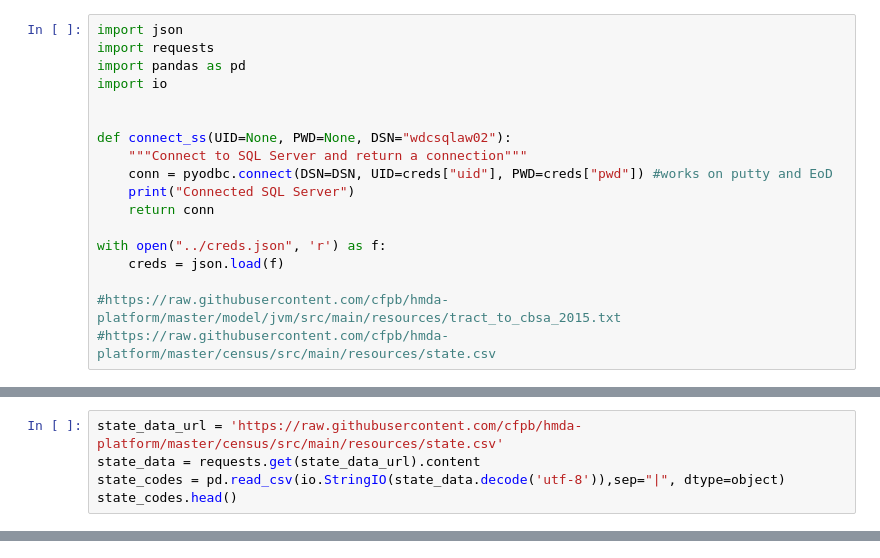
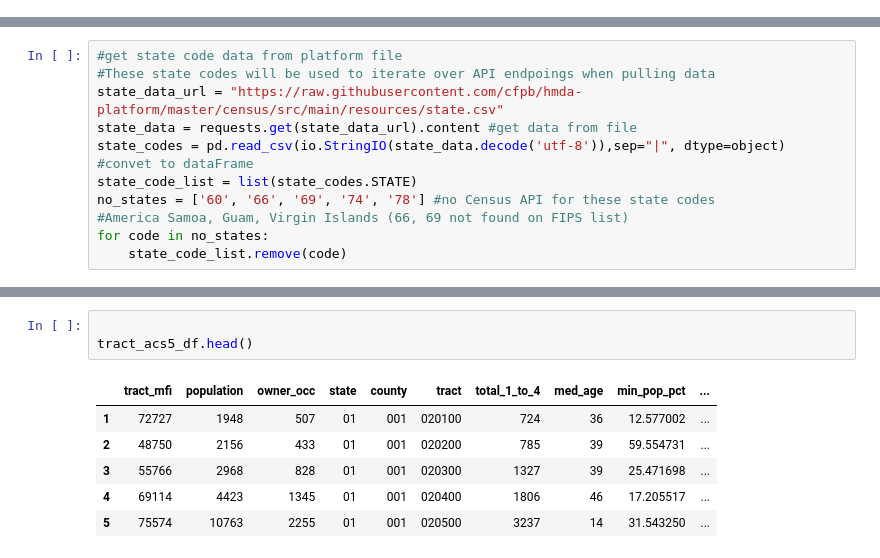
Before and after one commit to Kibrael/census_api, a Jupyter notebook: census_data_compile.ipynb, the cells around one changed output, grey strips where cells are left out. Saved outputs shown, nothing was run; the diff lists cells and outputs as text.

```diff
--- a/census_data_compile.ipynb
+++ b/census_data_compile.ipynb
@@ -1,18 +0,0 @@
-# %%
-import json
-import requests
-import pandas as pd
-import io
-
-
-def connect_ss(UID=None, PWD=None, DSN="wdcsqlaw02"):
-    """Connect to SQL Server and return a connection"""
-    conn = pyodbc.connect(DSN=DSN, UID=creds["uid"], PWD=creds["pwd"]) #works on putty and EoD
-    print("Connected SQL Server")
-    return conn
-
-with open("../creds.json", 'r') as f:
-    creds = json.load(f)
-
-#https://raw.githubusercontent.com/cfpb/hmda-platform/master/model/jvm/src/main/resources/tract_to_cbsa_2015.txt
-#https://raw.githubusercontent.com/cfpb/hmda-platform/master/census/src/main/resources/state.csv
@@ -19,5 +37,11 @@ with open("../creds.json", 'r') as f:
 # %%
-state_data_url = 'https://raw.githubusercontent.com/cfpb/hmda-platform/master/census/src/main/resources/state.csv'
-state_data = requests.get(state_data_url).content
-state_codes = pd.read_csv(io.StringIO(state_data.decode('utf-8')),sep="|", dtype=object)
-state_codes.head()
+#get state code data from platform file
+#These state codes will be used to iterate over API endpoings when pulling data
+state_data_url = "https://raw.githubusercontent.com/cfpb/hmda-platform/master/census/src/main/resources/state.csv"
+state_data = requests.get(state_data_url).content #get data from file
+state_codes = pd.read_csv(io.StringIO(state_data.decode('utf-8')),sep="|", dtype=object) #convet to dataFrame
+state_code_list = list(state_codes.STATE)
+no_states = ['60', '66', '69', '74', '78'] #no Census API for these state codes
+#America Samoa, Guam, Virgin Islands (66, 69 not found on FIPS list)
+for code in no_states:
+    state_code_list.remove(code)
@@ -46,0 +158,10 @@ cbsa_df.head()
+# %%
+
+tract_acs5_df.head()
+# %% [output]
+|  | tract_mfi | population | owner_occ | state | county | tract | total_1_to_4 | med_age | min_pop_pct | ... |
+| 1 | 72727 | 1948 | 507 | 01 | 001 | 020100 | 724 | 36 | 12.577002 | ... |
+| 2 | 48750 | 2156 | 433 | 01 | 001 | 020200 | 785 | 39 | 59.554731 | ... |
+| 3 | 55766 | 2968 | 828 | 01 | 001 | 020300 | 1327 | 39 | 25.471698 | ... |
+| 4 | 69114 | 4423 | 1345 | 01 | 001 | 020400 | 1806 | 46 | 17.205517 | ... |
+| 5 | 75574 | 10763 | 2255 | 01 | 001 | 020500 | 3237 | 14 | 31.543250 | ... |
```
Also changed, not shown: parts of 16 cells of this notebook, 1 other file.
